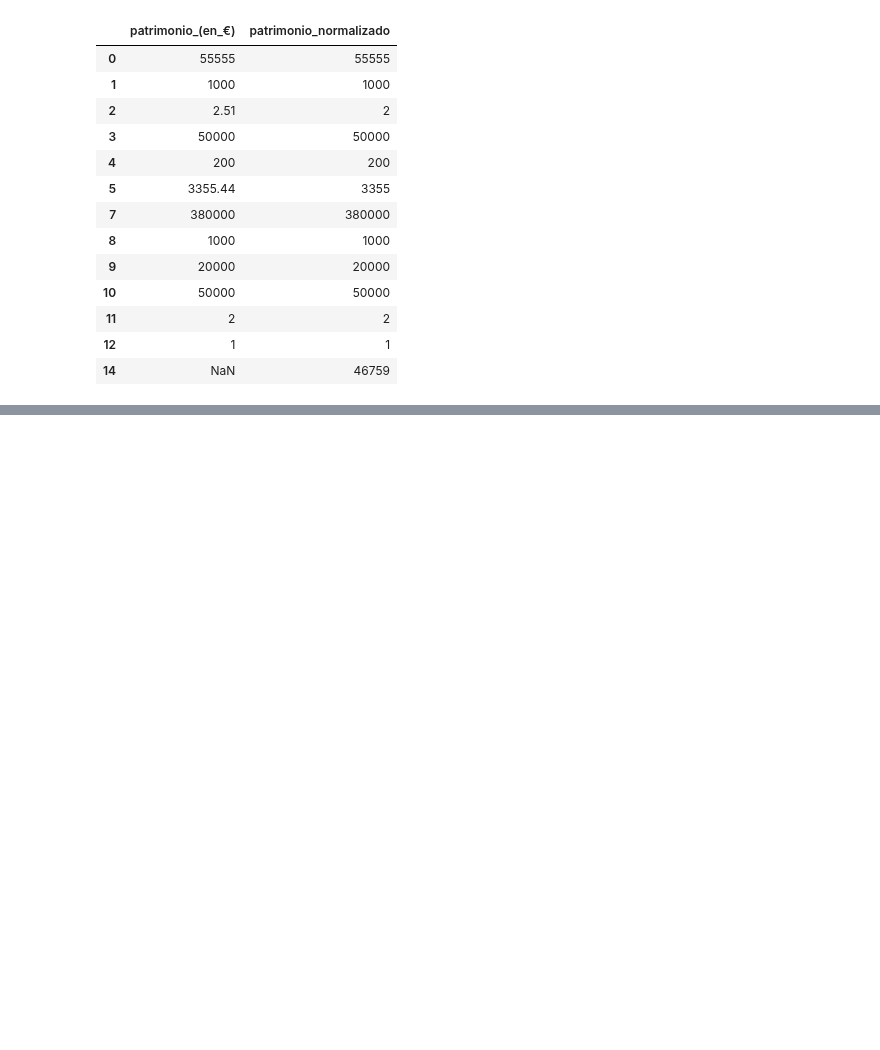
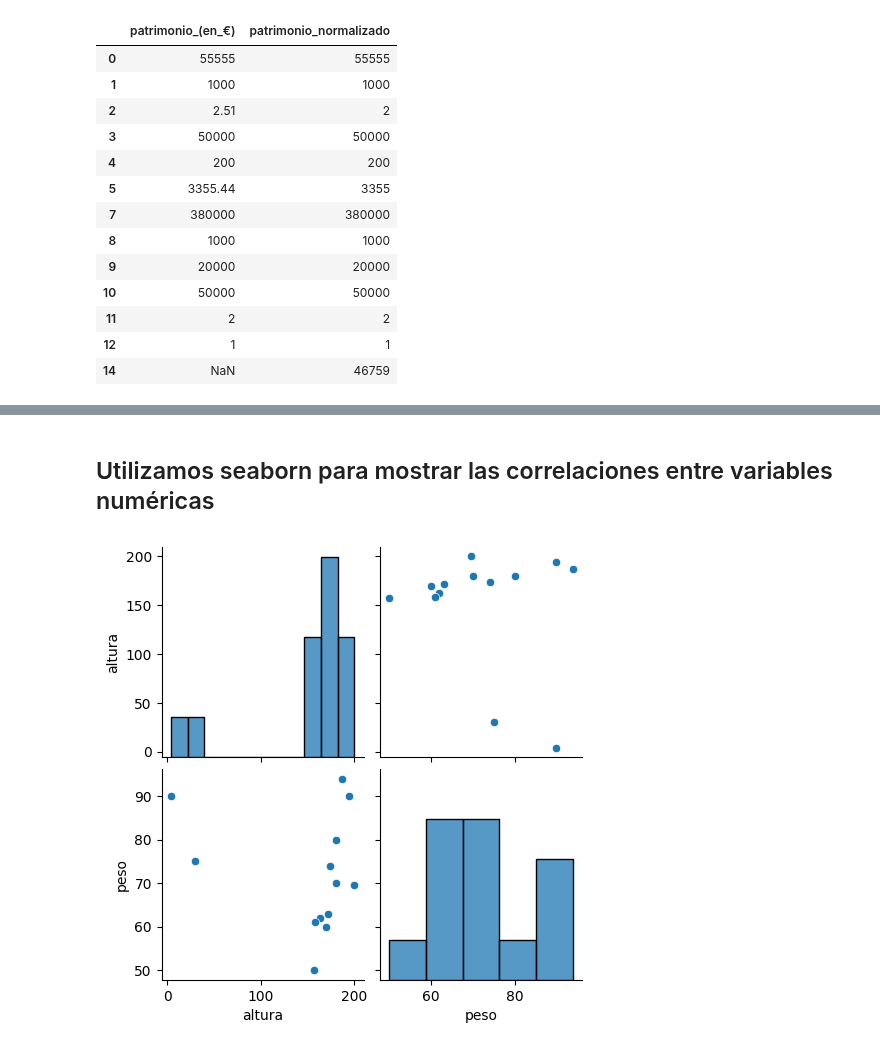
Before and after one commit to fpaniaguapython/INAEM_202610_PCAD_EJERCICIOS, a Jupyter notebook: CTA_PCAD_202610_Ejercicio_01.ipynb, the cells around one changed output, grey strips where cells are left out. Drawn from its saved outputs; the diff is of its cells as text; code cells hidden in the pictures; blank space fills up the shorter version.

```diff
--- a/CTA_PCAD_202610_Ejercicio_01.ipynb
+++ b/CTA_PCAD_202610_Ejercicio_01.ipynb
@@ -303,0 +336,11 @@ df[['patrimonio_(en_€)','patrimonio_normalizado']]
+# %% [markdown]
+## Utilizamos seaborn para mostrar las correlaciones entre variables numéricas
+# %%
+import seaborn as sns
+import matplotlib.pyplot as plt
+
+sns.pairplot(df) # Empareja todas las variables numéricas
+sns.pairplot(df[['altura', 'peso']]) # Empareja las variables que se indican en la lista
+plt.show()
+# %% [output]
+[figure, added]
```
Also changed, not shown: parts of 7 cells of this notebook, 5 other files.
